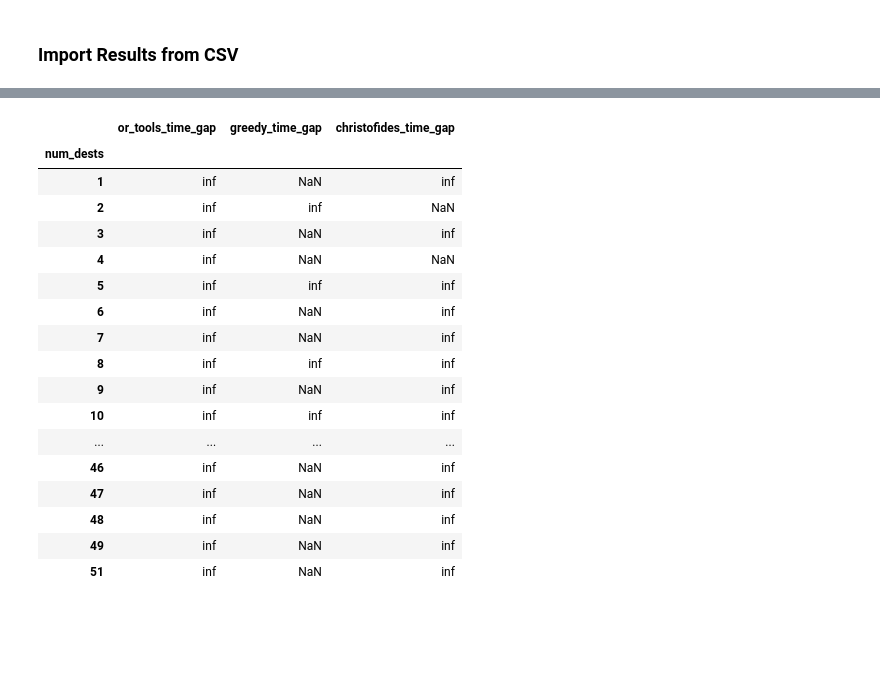
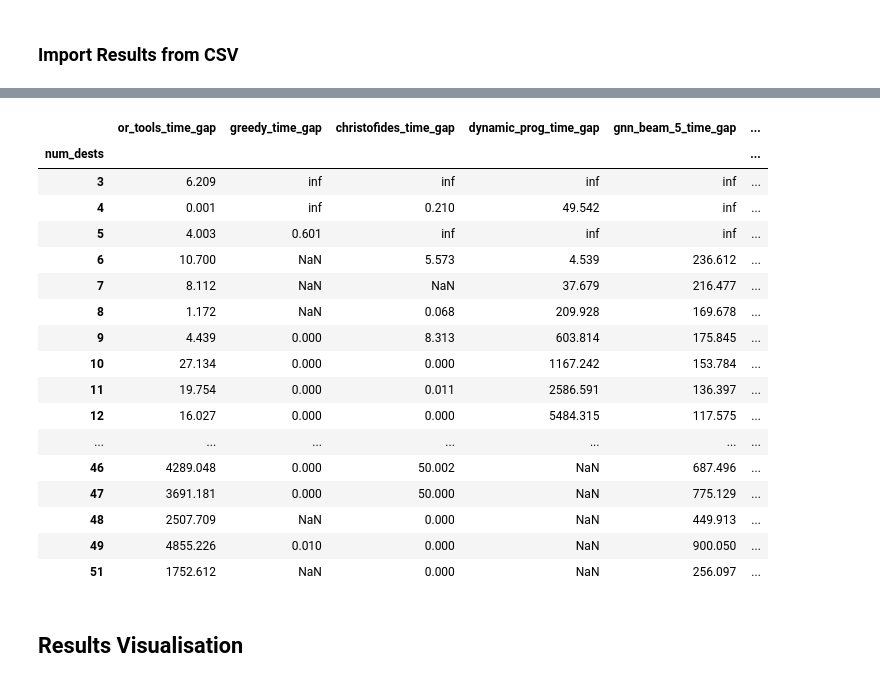
Before and after one commit to issacj-17/2024_SUTD_50021_AI_Project, a Jupyter notebook: notebooks/2024_AI_Group_29_LaDe_Evaluation.ipynb, the cells around one changed output, grey strips where cells are left out. Cells and saved outputs as stored; diff of their text form; code cells hidden in the pictures; blank space fills up the shorter version.

```diff
--- a/notebooks/2024_AI_Group_29_LaDe_Evaluation.ipynb
+++ b/notebooks/2024_AI_Group_29_LaDe_Evaluation.ipynb
@@ -740,3 +754,5 @@ Created in <span style='font-weight:600;margin-left:4px;'>Deepnote</span></a>
 # %%
-# dynamic_prog_df.rename(columns={"sequence": "dynamic_prog_sequence", "distance (m)": "dynamic_prog_distance", "time (ns)": "dynamic_prog_time"}, inplace=True)
-# display(dynamic_prog_df)
+dynamic_prog_df.replace({"sequence": -1, "distance (m)": -1, "time (ns)": 0}, np.nan, inplace=True)
+dynamic_prog_df.rename(columns={"sequence": "dynamic_prog_sequence", "distance (m)": "dynamic_prog_distance", "time (ns)": "dynamic_prog_time"}, inplace=True)
+
+display(dynamic_prog_df)
@@ -743,5 +773,5 @@ Created in <span style='font-weight:600;margin-left:4px;'>Deepnote</span></a>
 # %%
-combined_df = pd.concat([or_tools_df, greedy_df, christofides_df], axis=1)
+combined_df = pd.concat([or_tools_df, greedy_df, christofides_df, dynamic_prog_df, gnn_beam_5_df, gnn_beam_10_df], axis=1)
 combined_df = combined_df.loc[:,~combined_df.columns.duplicated()]
 display(combined_df)
 # %% [output]
@@ -761,6 +791,6 @@ display(combined_df)
 # %%
-eval_dist_df = combined_df[["instance", "num_dests", "or_tools_distance", "greedy_distance", "christofides_distance"]]
-eval_time_df = combined_df[["instance", "num_dests", "or_tools_time", "greedy_time", "christofides_time"]]
+eval_dist_df = combined_df[["instance", "num_dests", "or_tools_distance", "greedy_distance", "christofides_distance", "dynamic_prog_distance", "gnn_beam_5_distance", "gnn_beam_10_distance"]]
+eval_time_df = combined_df[["instance", "num_dests", "or_tools_time", "greedy_time", "christofides_time", "dynamic_prog_time", "gnn_beam_5_time", "gnn_beam_10_time"]]
 # %%
 display(eval_dist_df)
 # %% [output]
@@ -843,7 +875,9 @@ display(avg_dist_df.mean().round(3))
 # %%
-eval_time_df["min_time"] = eval_time_df[["or_tools_time", "greedy_time", "christofides_time"]].min(axis=1)
-eval_time_df["min_time_solver"] = eval_time_df[["or_tools_time", "greedy_time", "christofides_time"]].idxmin(axis=1)
-eval_time_df = compute_optimality_gap(eval_time_df, "min_time", ["or_tools_time", "greedy_time", "christofides_time"])
+time_cols = ["or_tools_time", "greedy_time", "christofides_time", "dynamic_prog_time", "gnn_beam_5_time", "gnn_beam_10_time"]
+
+eval_time_df["min_time"] = eval_time_df[time_cols].min(axis=1)
+eval_time_df["min_time_solver"] = eval_time_df[time_cols].idxmin(axis=1)
+eval_time_df = compute_optimality_gap(eval_time_df, "min_time", time_cols)
 display(eval_time_df)
 # %% [output]
 A value is trying to be set on a copy of a slice from a DataFrame.
@@ -879,22 +913,24 @@ See the caveats in the documentation: https://pandas.pydata.org/pandas-docs/stab
 # %%
-avg_time_df = eval_time_df[["num_dests", "or_tools_time_gap", "greedy_time_gap", "christofides_time_gap"]].groupby("num_dests")
+avg_time_df = eval_time_df[["num_dests", "or_tools_time_gap", "greedy_time_gap", "christofides_time_gap", "dynamic_prog_time_gap", "gnn_beam_5_time_gap", "gnn_beam_10_time_gap"]].groupby("num_dests")
 display(avg_time_df.mean().round(3))
 # %% [output]
-|  | or_tools_time_gap | greedy_time_gap | christofides_time_gap |
-| num_dests |  |  |  |
-| 1 | inf | NaN | inf |
-| 2 | inf | inf | NaN |
-| 3 | inf | NaN | inf |
-| 4 | inf | NaN | NaN |
-| 5 | inf | inf | inf |
-| 6 | inf | NaN | inf |
-| 7 | inf | NaN | inf |
-| 8 | inf | inf | inf |
-| 9 | inf | NaN | inf |
-| 10 | inf | inf | inf |
-| ... | ... | ... | ... |
-| 46 | inf | NaN | inf |
-| 47 | inf | NaN | inf |
-| 48 | inf | NaN | inf |
-| 49 | inf | NaN | inf |
-| 51 | inf | NaN | inf |
+|  | or_tools_time_gap | greedy_time_gap | christofides_time_gap | dynamic_prog_time_gap | gnn_beam_5_time_gap | ... |
+| num_dests |  |  |  |  |  | ... |
+| 3 | 6.209 | inf | inf | inf | inf | ... |
+| 4 | 0.001 | inf | 0.210 | 49.542 | inf | ... |
+| 5 | 4.003 | 0.601 | inf | inf | inf | ... |
+| 6 | 10.700 | NaN | 5.573 | 4.539 | 236.612 | ... |
+| 7 | 8.112 | NaN | NaN | 37.679 | 216.477 | ... |
+| 8 | 1.172 | NaN | 0.068 | 209.928 | 169.678 | ... |
+| 9 | 4.439 | 0.000 | 8.313 | 603.814 | 175.845 | ... |
+| 10 | 27.134 | 0.000 | 0.000 | 1167.242 | 153.784 | ... |
+| 11 | 19.754 | 0.000 | 0.011 | 2586.591 | 136.397 | ... |
+| 12 | 16.027 | 0.000 | 0.000 | 5484.315 | 117.575 | ... |
+| ... | ... | ... | ... | ... | ... | ... |
+| 46 | 4289.048 | 0.000 | 50.002 | NaN | 687.496 | ... |
+| 47 | 3691.181 | 0.000 | 50.000 | NaN | 775.129 | ... |
+| 48 | 2507.709 | NaN | 0.000 | NaN | 449.913 | ... |
+| 49 | 4855.226 | 0.010 | 0.000 | NaN | 900.050 | ... |
+| 51 | 1752.612 | NaN | 0.000 | NaN | 256.097 | ... |
+# %% [markdown]
+## Results Visualisation
```
Also changed, not shown: parts of 34 cells of this notebook.
